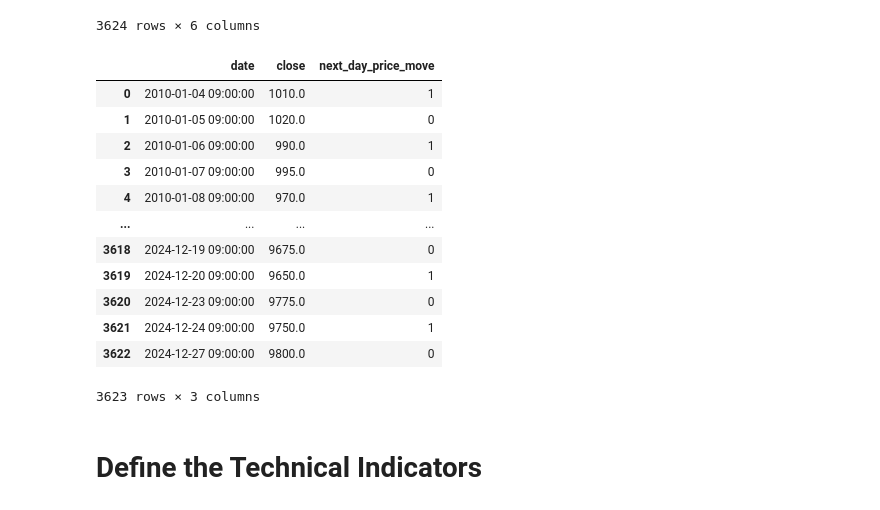
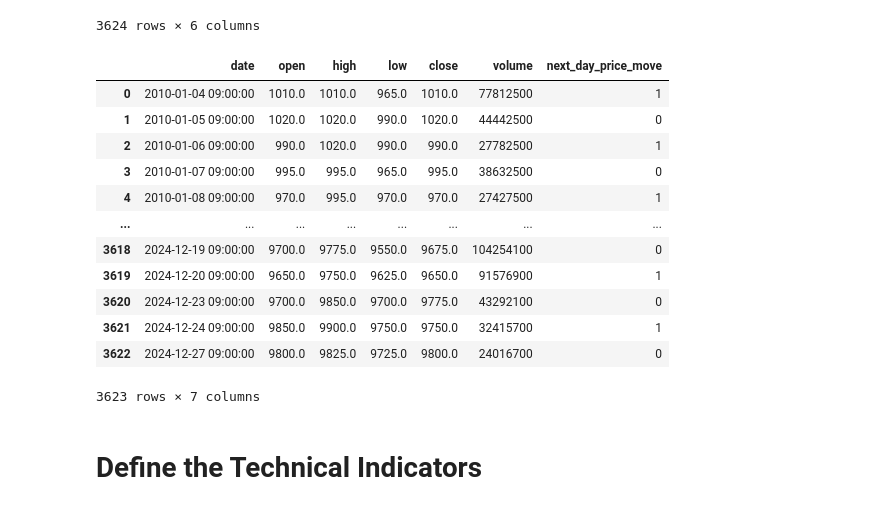
Before and after one commit to riVFerd/next_day_price_prediction, a Jupyter notebook: main-binary.ipynb, the cells around one changed output. Cells and saved outputs as stored; diff of their text form; code cells hidden in the pictures.

```diff
--- a/main-binary.ipynb
+++ b/main-binary.ipynb
@@ -223,36 +229,36 @@ df
 # %%
 # init variable for dataset to be used
 # remove all column except for date and move the close price to y
 df = stock_response.to_dataframe()
-df = df.drop(columns=['open', 'high', 'low', 'volume'])
+# df = df.drop(columns=['open', 'high', 'low', 'volume'])
 
 # Add column for the next day close price
 df['next_day_price_move'] = df['close'].shift(-1)
 
 # Drop the last row as it will have NaN in 'next_day_price_move'
 df = df.drop(df.index[-1])
 
 # Create the label with 2 classes
 df['next_day_price_move'] = np.where(df['close'] < df['next_day_price_move'], 1, 0)
 
 # Ensure there are no invalid labels
 assert df['next_day_price_move'].isin([0, 1]).all(), "Invalid label found"
 
 df
 # %% [output]
-|  | date | close | next_day_price_move |
-| 0 | 2010-01-04 09:00:00 | 1010.0 | 1 |
-| 1 | 2010-01-05 09:00:00 | 1020.0 | 0 |
-| 2 | 2010-01-06 09:00:00 | 990.0 | 1 |
-| 3 | 2010-01-07 09:00:00 | 995.0 | 0 |
-| 4 | 2010-01-08 09:00:00 | 970.0 | 1 |
-| ... | ... | ... | ... |
-| 3618 | 2024-12-19 09:00:00 | 9675.0 | 0 |
-| 3619 | 2024-12-20 09:00:00 | 9650.0 | 1 |
-| 3620 | 2024-12-23 09:00:00 | 9775.0 | 0 |
-| 3621 | 2024-12-24 09:00:00 | 9750.0 | 1 |
-| 3622 | 2024-12-27 09:00:00 | 9800.0 | 0 |
+|  | date | open | high | low | close | volume | next_day_price_move |
+| 0 | 2010-01-04 09:00:00 | 1010.0 | 1010.0 | 965.0 | 1010.0 | 77812500 | 1 |
+| 1 | 2010-01-05 09:00:00 | 1020.0 | 1020.0 | 990.0 | 1020.0 | 44442500 | 0 |
+| 2 | 2010-01-06 09:00:00 | 990.0 | 1020.0 | 990.0 | 990.0 | 27782500 | 1 |
+| 3 | 2010-01-07 09:00:00 | 995.0 | 995.0 | 965.0 | 995.0 | 38632500 | 0 |
+| 4 | 2010-01-08 09:00:00 | 970.0 | 995.0 | 970.0 | 970.0 | 27427500 | 1 |
+| ... | ... | ... | ... | ... | ... | ... | ... |
+| 3618 | 2024-12-19 09:00:00 | 9700.0 | 9775.0 | 9550.0 | 9675.0 | 104254100 | 0 |
+| 3619 | 2024-12-20 09:00:00 | 9650.0 | 9750.0 | 9625.0 | 9650.0 | 91576900 | 1 |
+| 3620 | 2024-12-23 09:00:00 | 9700.0 | 9850.0 | 9700.0 | 9775.0 | 43292100 | 0 |
+| 3621 | 2024-12-24 09:00:00 | 9850.0 | 9900.0 | 9750.0 | 9750.0 | 32415700 | 1 |
+| 3622 | 2024-12-27 09:00:00 | 9800.0 | 9825.0 | 9725.0 | 9800.0 | 24016700 | 0 |
-3623 rows × 3 columns
+3623 rows × 7 columns
 # %% [markdown]
 # Define the Technical Indicators
 # %%
```
Also changed, not shown: parts of 43 cells of this notebook, 6 other files.
